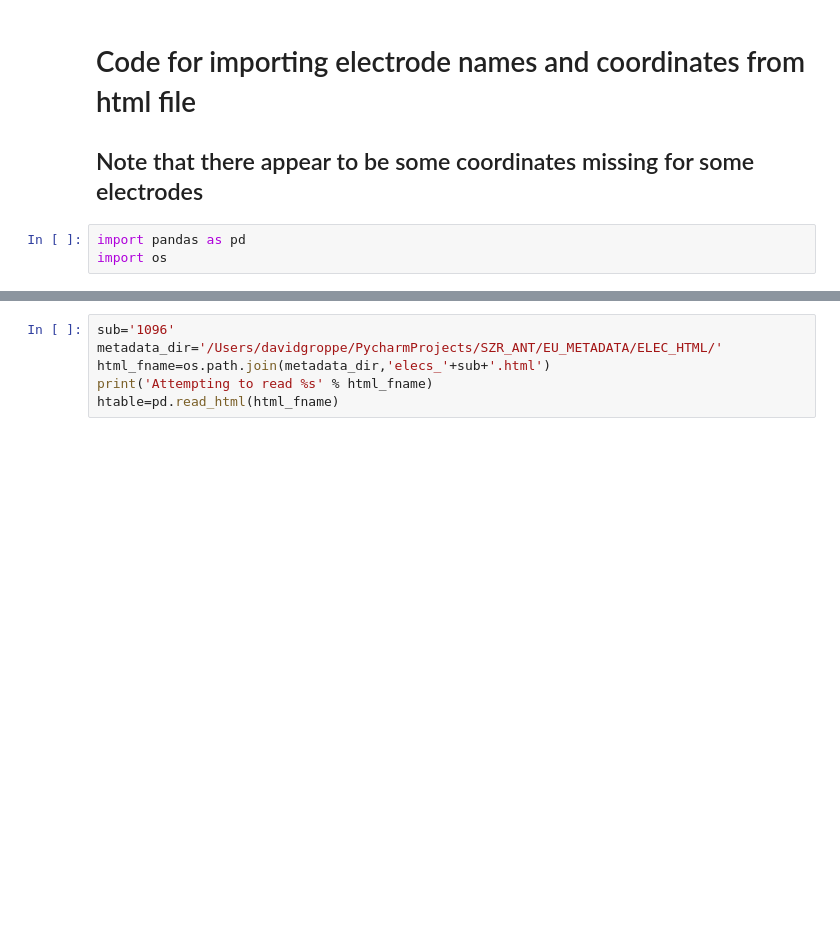
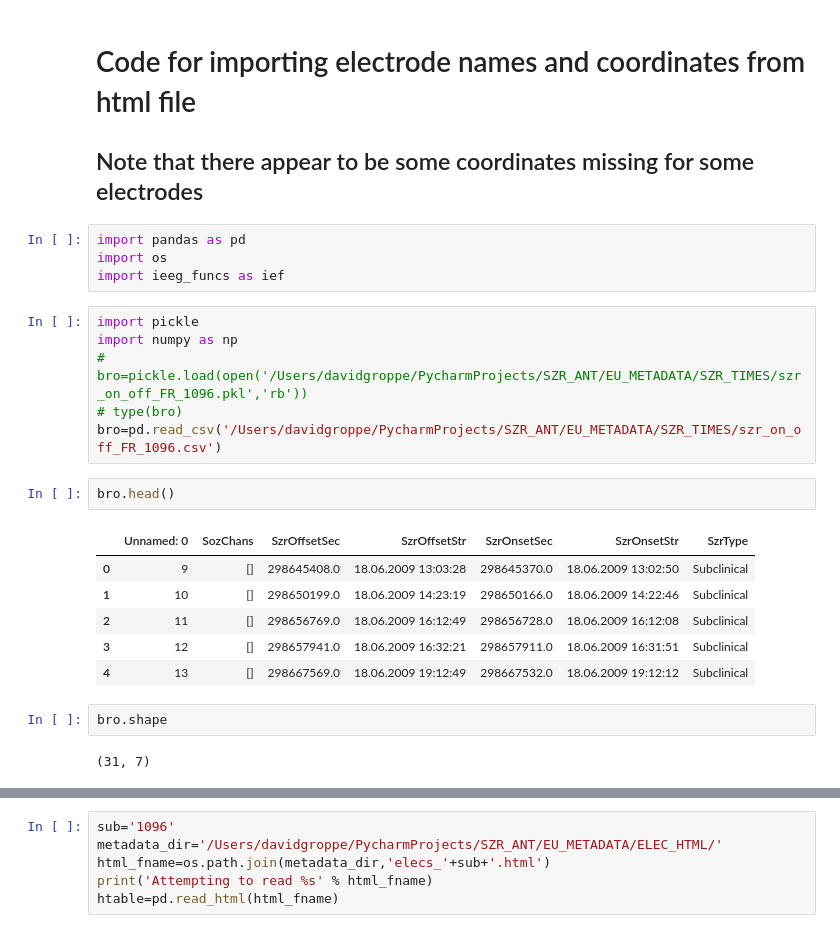
Before and after one commit to dmgroppe/SZR_ANT, a Jupyter notebook: EU_METADATA/extract_elec_coordinates.ipynb, the cells around one changed output, grey strips where cells are left out. Drawn from its saved outputs; the diff is of its cells as text; blank space fills up the shorter version.

```diff
--- a/EU_METADATA/extract_elec_coordinates.ipynb
+++ b/EU_METADATA/extract_elec_coordinates.ipynb
@@ -4,3 +4,23 @@
 # %%
 import pandas as pd
 import os
+import ieeg_funcs as ief
+# %%
+import pickle
+import numpy as np
+# bro=pickle.load(open('/Users/davidgroppe/PycharmProjects/SZR_ANT/EU_METADATA/SZR_TIMES/szr_on_off_FR_1096.pkl','rb'))
+# type(bro)
+bro=pd.read_csv('/Users/davidgroppe/PycharmProjects/SZR_ANT/EU_METADATA/SZR_TIMES/szr_on_off_FR_1096.csv')
+# %%
+bro.head()
+# %% [output]
+|  | Unnamed: 0 | SozChans | SzrOffsetSec | SzrOffsetStr | SzrOnsetSec | SzrOnsetStr | SzrType |
+| 0 | 9 | [] | 298645408.0 | 18.06.2009 13:03:28 | 298645370.0 | 18.06.2009 13:02:50 | Subclinical |
+| 1 | 10 | [] | 298650199.0 | 18.06.2009 14:23:19 | 298650166.0 | 18.06.2009 14:22:46 | Subclinical |
+| 2 | 11 | [] | 298656769.0 | 18.06.2009 16:12:49 | 298656728.0 | 18.06.2009 16:12:08 | Subclinical |
+| 3 | 12 | [] | 298657941.0 | 18.06.2009 16:32:21 | 298657911.0 | 18.06.2009 16:31:51 | Subclinical |
+| 4 | 13 | [] | 298667569.0 | 18.06.2009 19:12:49 | 298667532.0 | 18.06.2009 19:12:12 | Subclinical |
+# %%
+bro.shape
+# %% [output]
+(31, 7)
```
Also changed, not shown: parts of 10 cells of this notebook, 47 other files.
